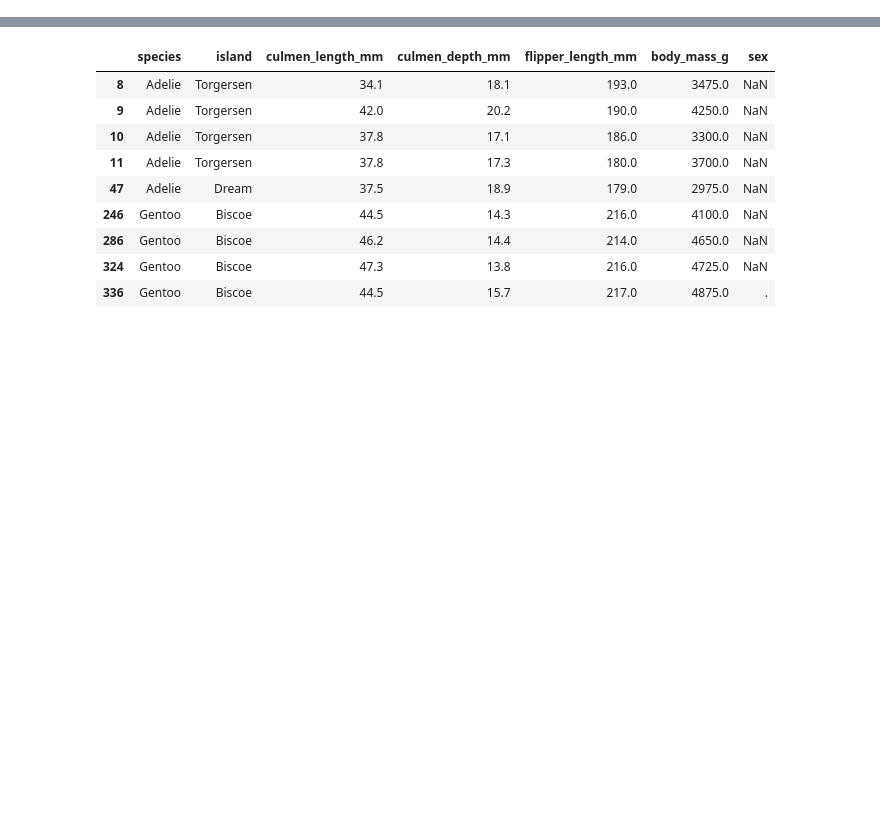
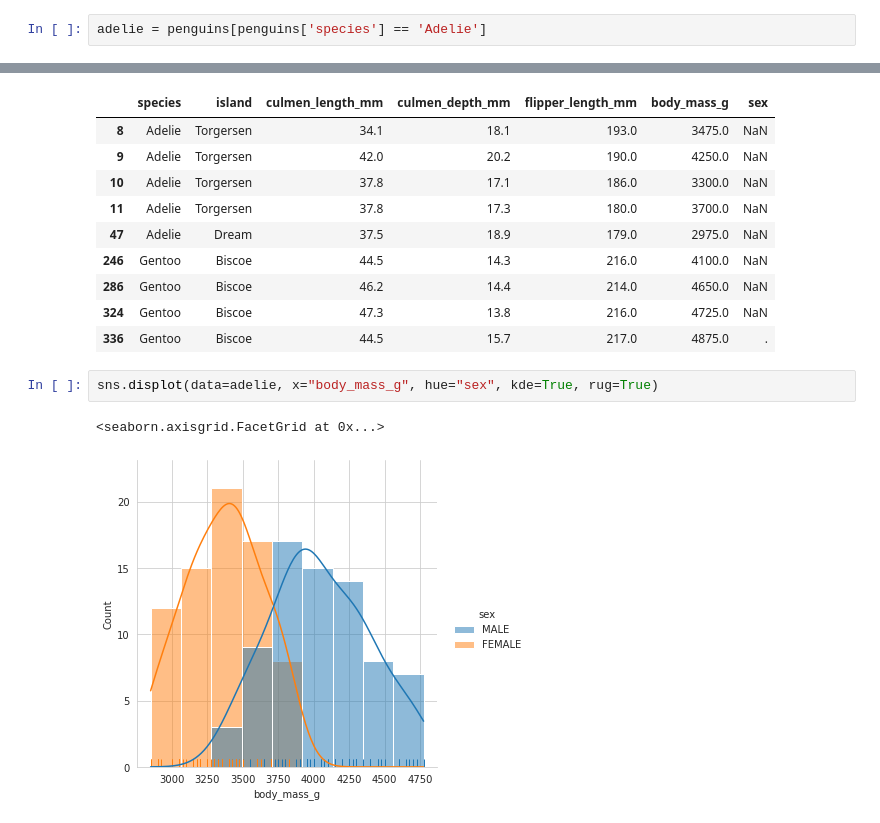
Before and after one commit to mxaxrxkx/ds_penguins_project, a Jupyter notebook: penguins_eda.ipynb, the cells around one changed output, grey strips where cells are left out. Cells and saved outputs as stored; diff of their text form; blank space fills up the shorter version.

```diff
--- a/penguins_eda.ipynb
+++ b/penguins_eda.ipynb
@@ -315,3 +324,5 @@ Median analysis by sex
 sex
 FEMALE       4700.0
 MALE         5500.0
+# %%
+adelie = penguins[penguins['species'] == 'Adelie']
@@ -328,3 +362,8 @@ penguins_with_NAs
 | 286 | Gentoo | Biscoe | 46.2 | 14.4 | 214.0 | 4650.0 | NaN |
 | 324 | Gentoo | Biscoe | 47.3 | 13.8 | 216.0 | 4725.0 | NaN |
 | 336 | Gentoo | Biscoe | 44.5 | 15.7 | 217.0 | 4875.0 | . |
+# %%
+sns.displot(data=adelie, x="body_mass_g", hue="sex", kde=True, rug=True)
+# %% [output]
+<seaborn.axisgrid.FacetGrid at 0x...>
+[figure, added]
```
Also changed, not shown: parts of 10 cells of this notebook.
